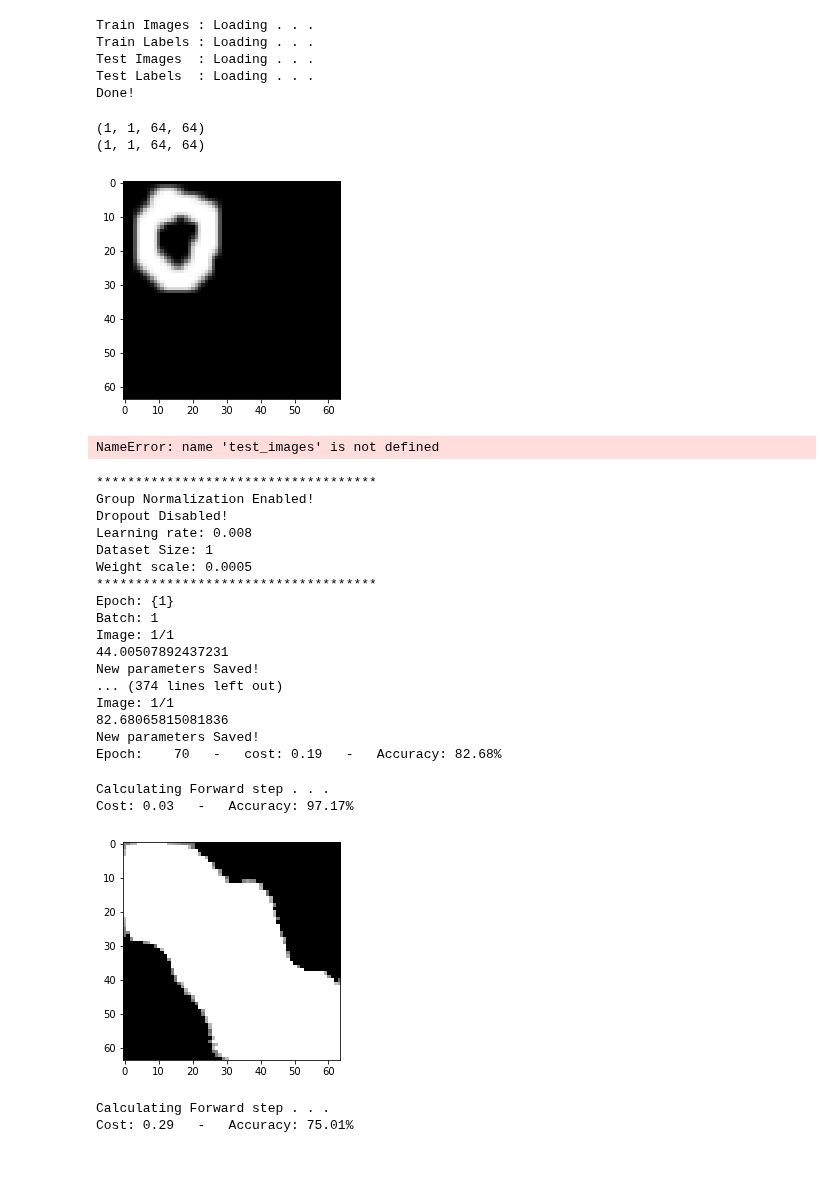
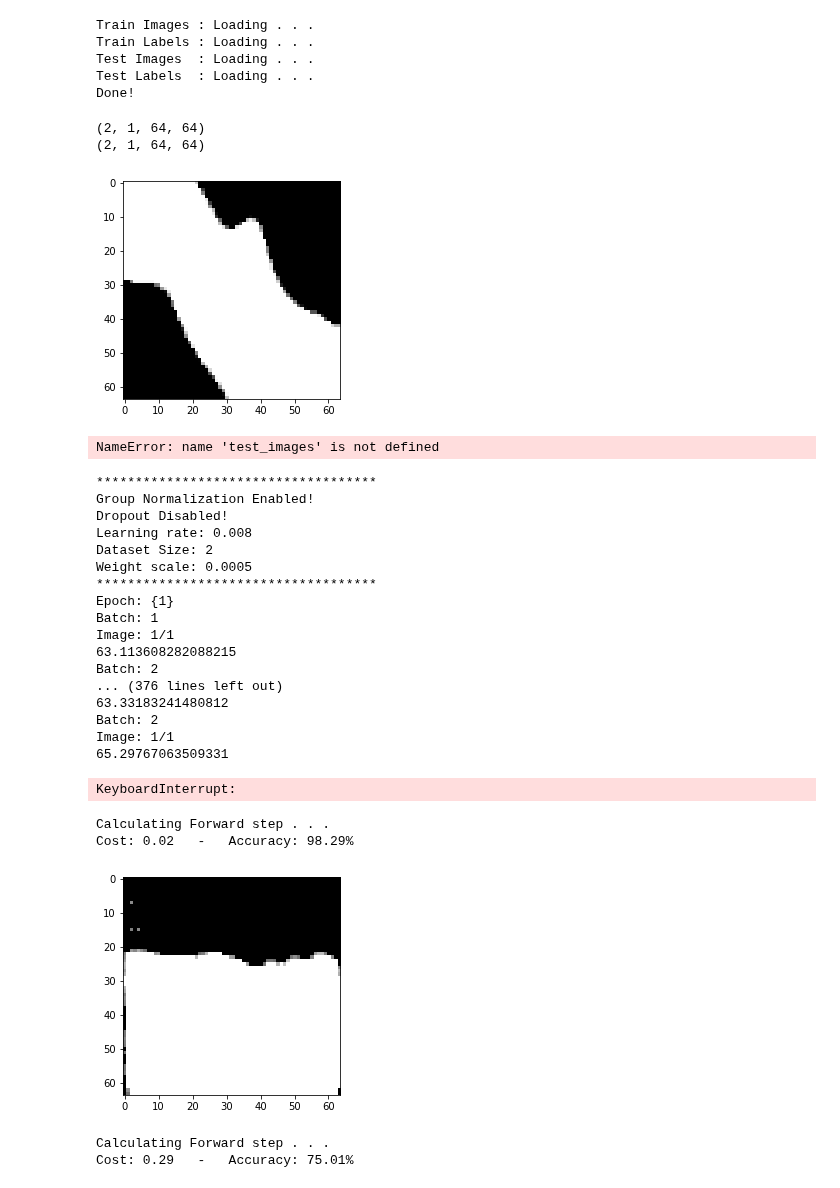
Before and after one commit to labis7/UNET-Using-Numpy, a Jupyter notebook: U-Net - Numpy.ipynb, the cells around one changed output. Drawn from its saved outputs; the diff is of its cells as text; code cells hidden in the pictures.

Commit message:
Different dataset needs different tuning

```diff
--- a/U-Net - Numpy.ipynb
+++ b/U-Net - Numpy.ipynb
@@ -35,7 +35,7 @@ def mnist(path=None):
     """
     if path is None:
         # Set path to /home/USER/data/mnist or C:\Users\USER\data\salt
-        path = os.path.join(os.path.expanduser('~/'), 'data', 'salt')
+        path = os.path.join(os.path.expanduser('~/'), 'data', 'salt2')
 
     # Create path if it doesn't exist
     #os.makedirs(path, exist_ok=True)
@@ -53,16 +53,16 @@ def mnist(path=None):
         folder = path + "/images/"
         onlyfiles = [cv2.resize(cv2.cvtColor(image.imread(folder+f), cv2.COLOR_RGB2GRAY),(dim, dim)) for f in os.listdir(folder)]
         pixels = np.array(onlyfiles).reshape(-1,1,dim,dim).astype('float32')#/255
-        return pixels[:1,:,:,:]
+        return pixels[:2,:,:,:]
 
     def _labels(path,dim):
         """Return labels loaded locally."""
 
         folder = path + "/labels/"
-        onlyfiles = [cv2.resize(cv2.cvtColor(image.imread(folder+f), cv2.COLOR_RGB2GRAY),(dim, dim)) for f in os.listdir(folder)]
-        #onlyfiles = [cv2.resize(image.imread(folder+f),(dim, dim)) for f in os.listdir(folder)]
+        #onlyfiles = [cv2.resize(cv2.cvtColor(image.imread(folder+f), cv2.COLOR_RGB2GRAY),(dim, dim)) for f in os.listdir(folder)]
+        onlyfiles = [cv2.resize(image.imread(folder+f),(dim, dim)) for f in os.listdir(folder)]
         pixels = np.array(onlyfiles).reshape(-1,1,dim,dim).astype('float32') #/255
-        return pixels[:1,:,:,:]
+        return pixels[:2,:,:,:]
 
     def _t_images(path,dim):
         """Return images loaded locally."""
@@ -125,12 +125,12 @@ train_labels = np.array(temp.copy())
 #plt.imshow(train_images[0].squeeze(), cmap='Greys_r');
 pass
 # %% [output]
-(1, 1, 64, 64)
-(1, 1, 64, 64)
+(2, 1, 64, 64)
+(2, 1, 64, 64)
 # %%
 plt.imshow(train_labels[0].squeeze(), cmap='Greys_r');
 # %% [output]
-[figure, old version]
+[figure, new version]
 # %%
 plt.imshow(test_images[0].squeeze(), cmap='Greys_r');
 # %% [output]
@@ -1464,29 +1464,30 @@ params_values = train(train_images, train_labels, 70, 0.008, 0, 1)
 Group Normalization Enabled!
 Dropout Disabled!
 Learning rate: 0.008
-Dataset Size: 1
+Dataset Size: 2
 Weight scale: 0.0005
 ************************************
 Epoch: {1}
 Batch: 1
 Image: 1/1
-44.00507892437231
-New parameters Saved!
-... (374 lines left out)
+63.113608282088215
+Batch: 2
+... (376 lines left out)
+63.33183241480812
+Batch: 2
 Image: 1/1
-82.68065815081836
-New parameters Saved!
-Epoch:    70   -   cost: 0.19   -   Accuracy: 82.68%
+65.29767063509331
+KeyboardInterrupt:
 # %%
 path = os.path.join(os.path.expanduser('~/'), 'data', 'salt')
 with open (path+'/weights', 'rb') as fp:
     params = pickle.load(fp)
 fp.close()
-Validate(train_images[0:1,:,:,:], train_labels[0:1,:,:,:], params, 1) #GN
+Validate(train_images[1:2,:,:,:], train_labels[1:2,:,:,:], params, 1) #GN
 # %% [output]
 Calculating Forward step . . .
-Cost: 0.03   -   Accuracy: 97.17%
+Cost: 0.02   -   Accuracy: 98.29%
-[figure, old version]
+[figure, new version]
 # %%
 #Validate(test_images[1:2,:,:,:], test_labels[1:2,:,:,:], params_values);
 Validate(test_images[0:1,:,:,:], test_labels[0:1,:,:,:], params, 1) #GN
```
